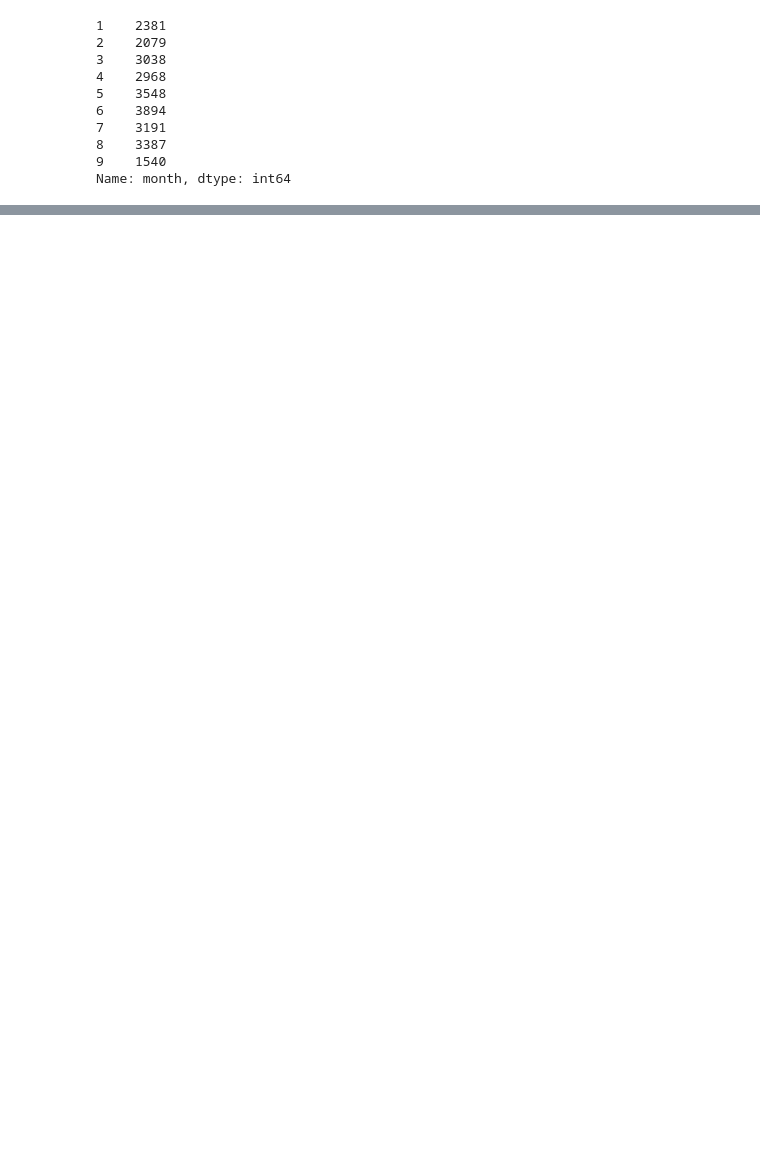
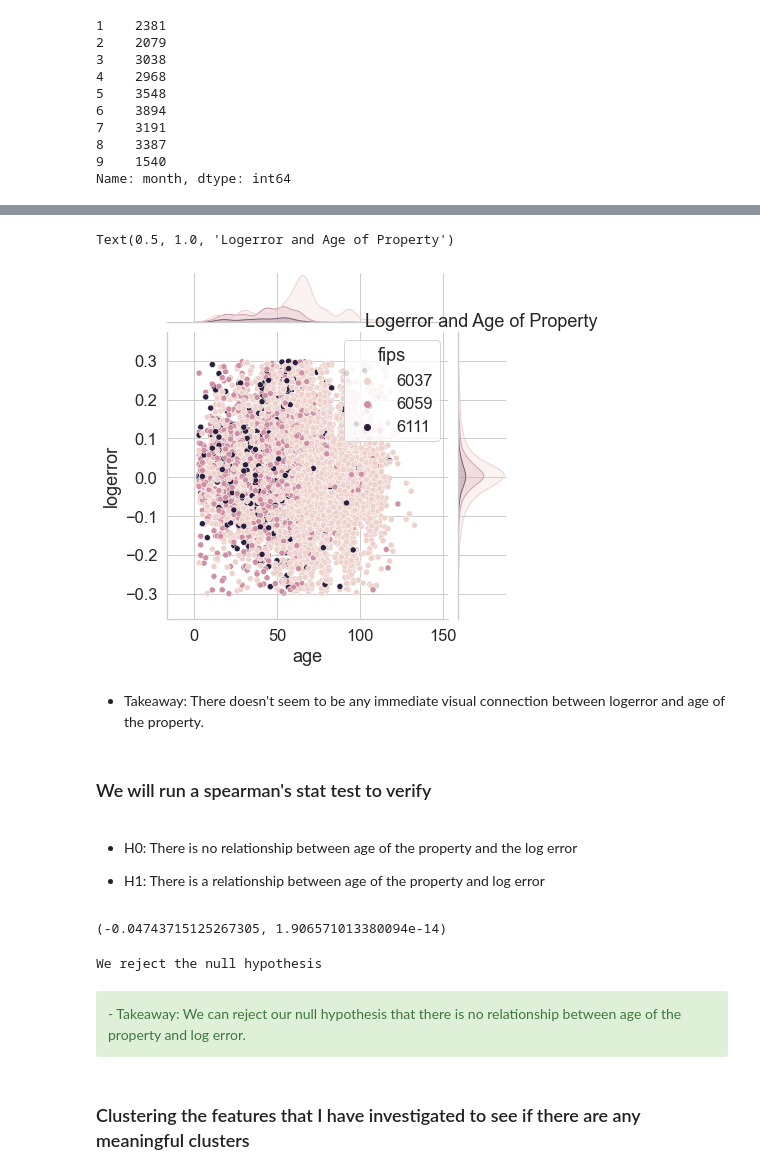
Before and after one commit to codyclonts/zillow_clustering_project, a Jupyter notebook: final_report.ipynb, the cells around one changed output, grey strips where cells are left out. Saved outputs shown, nothing was run; the diff lists cells and outputs as text; code cells hidden in the pictures; blank space fills up the shorter version.

```diff
--- a/final_report.ipynb
+++ b/final_report.ipynb
@@ -204,0 +288,35 @@ plt.show()
+# %%
+#jointplot of log error vs age with a hue of fips
+sns.jointplot(x='age', y = 'logerror', hue = 'fips', data = train)
+plt.xlabel('Age of Property')
+plt.ylabel('Logerror')
+plt.title('Logerror and Age of Property')
+# %% [output]
+Text(0.5, 1.0, 'Logerror and Age of Property')
+[figure, added]
+# %% [markdown]
+- Takeaway: There doesn't seem to be any immediate visual connection between logerror and age of the property.
+# %% [markdown]
+### We will run a spearman's stat test to verify
+# %% [markdown]
+- H0: There is no relationship between age of the property and the log error
+
+- H1: There is a relationship between age of the property and log error
+# %%
+# running the spearmans r test for verification.
+f , p =stats.spearmanr(train.age, train.logerror)
+f, p
+# %% [output]
+(-0.04743715125267305, 1.906571013380094e-14)
+# %%
+if p < alpha:
+    print('We reject the null hypothesis')
+else:
+    print('We fail to reject the null hypothesis')
+# %% [output]
+We reject the null hypothesis
+# %% [markdown]
+<div class="alert alert-block alert-success">
+- Takeaway: We can reject our null hypothesis that there is no relationship between age of the property and log error.
+# %% [markdown]
+### Clustering the features that I have investigated to see if there are any meaningful clusters
```
Also changed, not shown: parts of 63 cells of this notebook.
